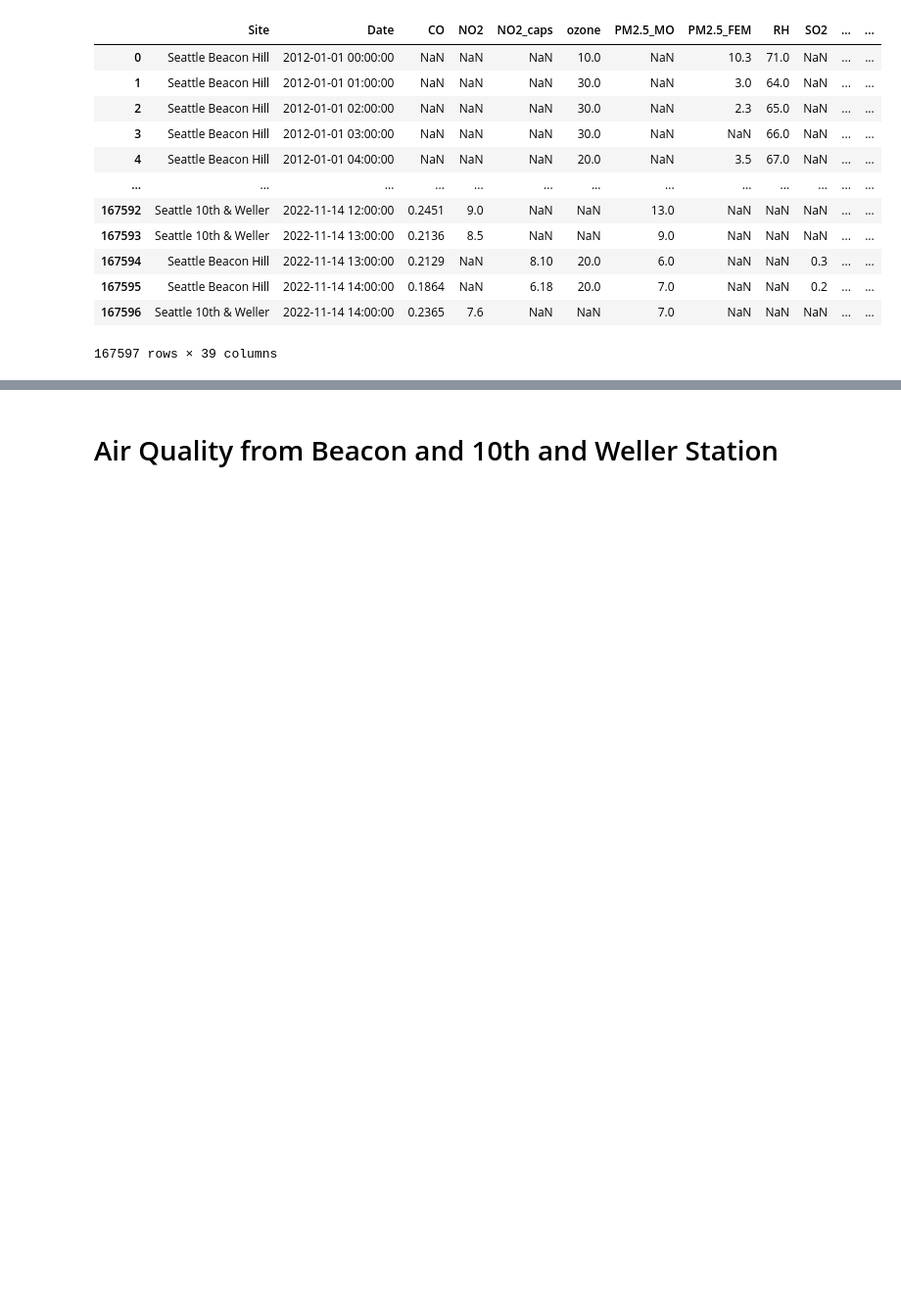
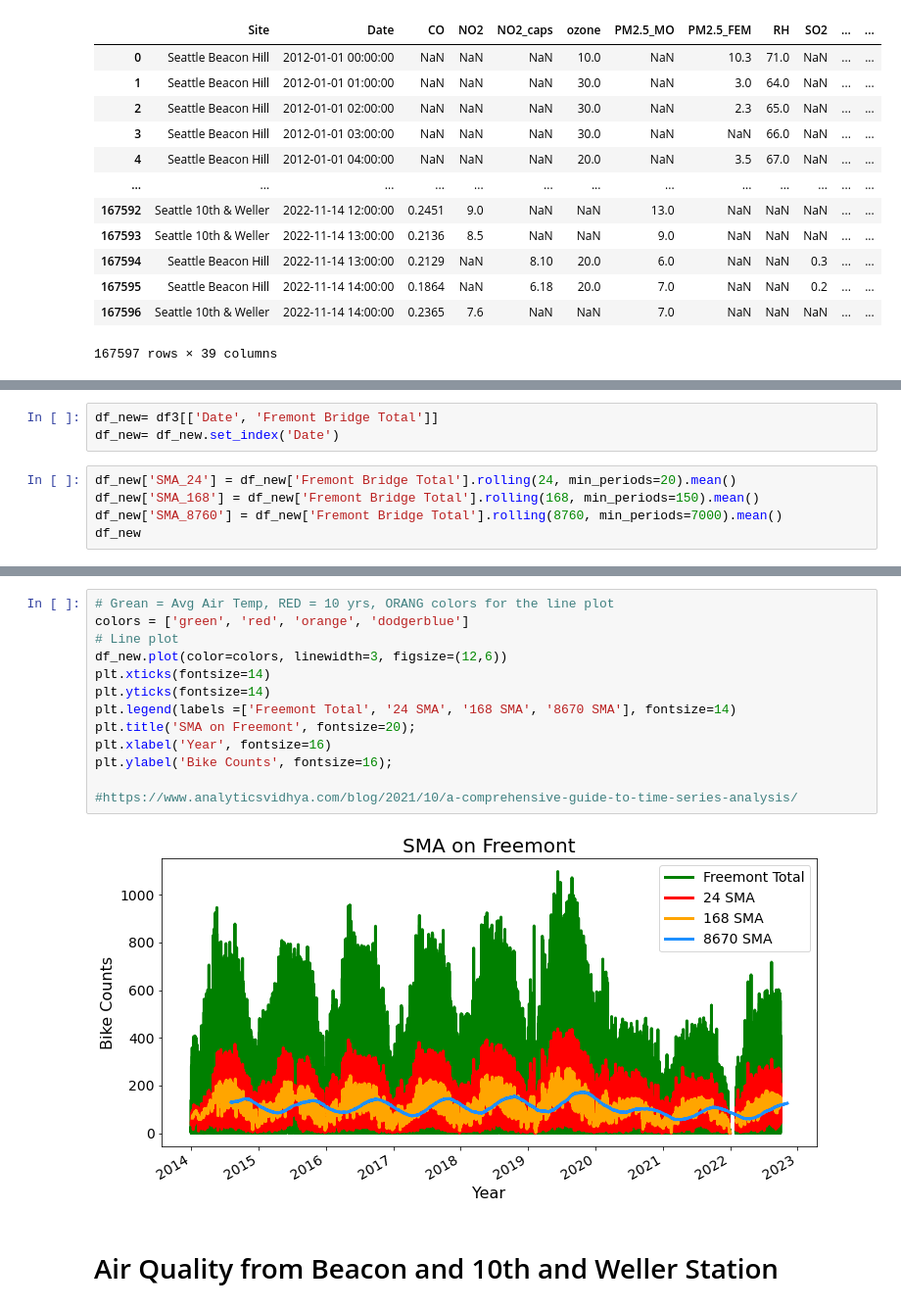
Before and after one commit to aworthyperson/Bike_Counters_Air_Quality, a Jupyter notebook: Bike_and_AQ_import_python.ipynb, the cells around one changed output, grey strips where cells are left out. Shown at 98% size. Cells and saved outputs as stored; diff of their text form; blank space fills up the shorter version.

```diff
--- a/Bike_and_AQ_import_python.ipynb
+++ b/Bike_and_AQ_import_python.ipynb
@@ -922,0 +949,8 @@ df3
+# %%
+df_new= df3[['Date', 'Fremont Bridge Total']]
+df_new= df_new.set_index('Date')
+# %%
+df_new['SMA_24'] = df_new['Fremont Bridge Total'].rolling(24, min_periods=20).mean()
+df_new['SMA_168'] = df_new['Fremont Bridge Total'].rolling(168, min_periods=150).mean()
+df_new['SMA_8760'] = df_new['Fremont Bridge Total'].rolling(8760, min_periods=7000).mean()
+df_new
@@ -923,3 +972,18 @@ df3
+# %%
+# Grean = Avg Air Temp, RED = 10 yrs, ORANG colors for the line plot
+colors = ['green', 'red', 'orange', 'dodgerblue']
+# Line plot
+df_new.plot(color=colors, linewidth=3, figsize=(12,6))
+plt.xticks(fontsize=14)
+plt.yticks(fontsize=14)
+plt.legend(labels =['Freemont Total', '24 SMA', '168 SMA', '8670 SMA'], fontsize=14)
+plt.title('SMA on Freemont', fontsize=20);
+plt.xlabel('Year', fontsize=16)
+plt.ylabel('Bike Counts', fontsize=16);
+
+#https://www.analyticsvidhya.com/blog/2021/10/a-comprehensive-guide-to-time-series-analysis/
+# %% [output]
+[figure, added]
 # %% [markdown]
 # Air Quality from Beacon and 10th and Weller Station
 # %% [markdown]
```
Also changed, not shown: parts of 5 cells of this notebook, 4 other files.
